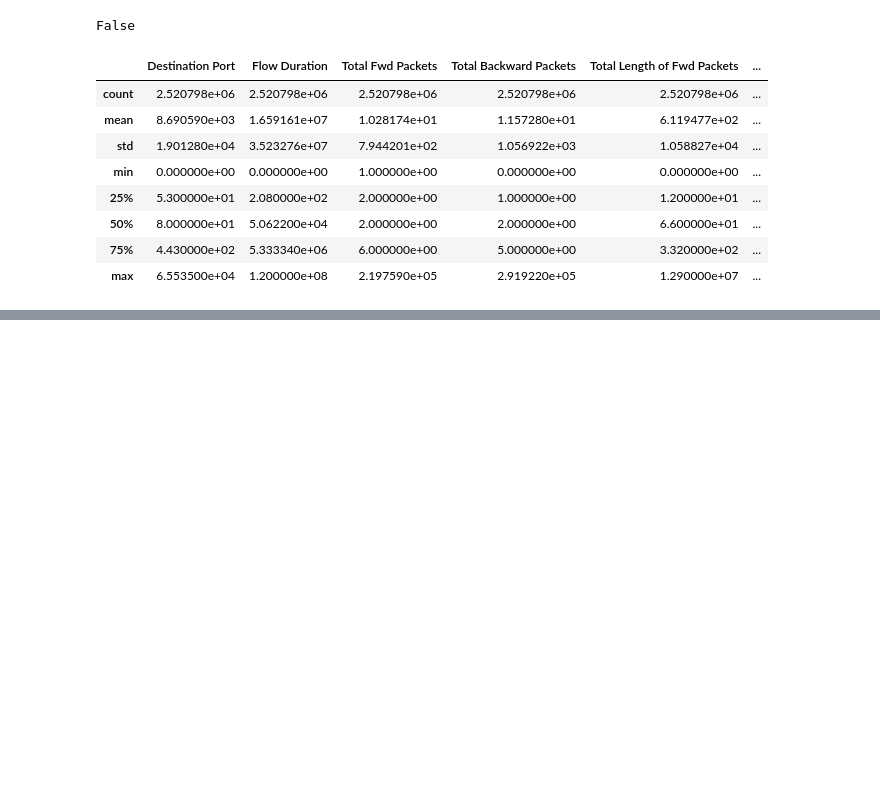
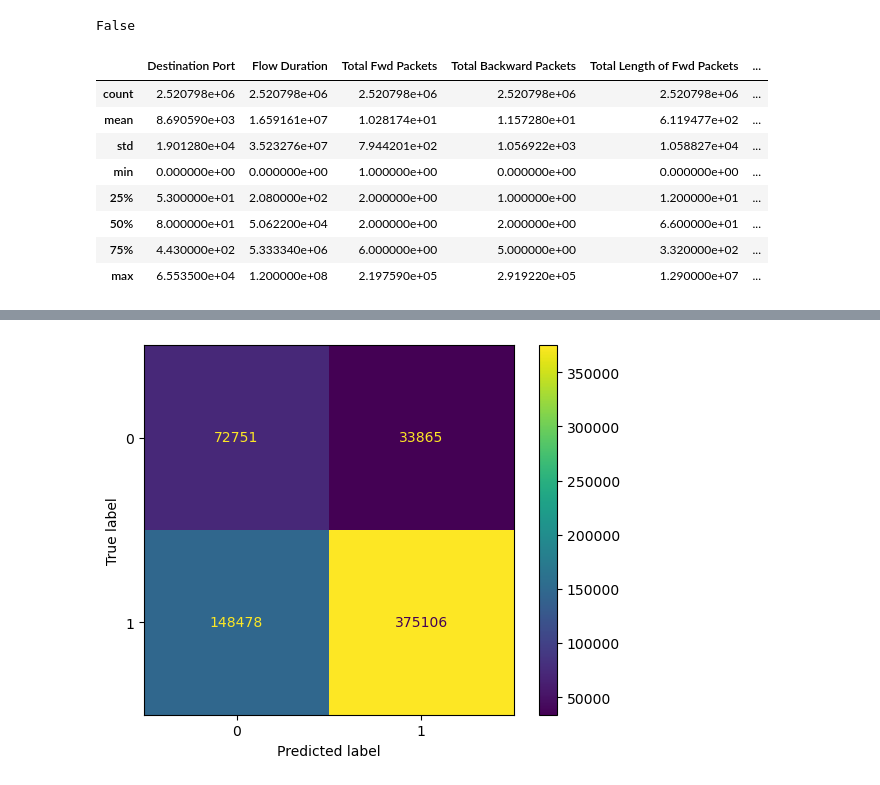
Before and after one commit to Zakaria-Ibenziane/cic-IDS, a Jupyter notebook: Cic_IDS_vf.ipynb, the cells around one changed output, grey strips where cells are left out. Drawn from its saved outputs; the diff is of its cells as text; code cells hidden in the pictures; blank space fills up the shorter version.

```diff
--- a/Cic_IDS_vf.ipynb
+++ b/Cic_IDS_vf.ipynb
@@ -368,0 +487,5 @@ Accuracy:  0.9988892415106315
+# %%
+# Train Gaussian Naive Baye Model
+BNB_Classifier = BernoulliNB()
+BNB_Classifier_eval = fit_and_evaluate(BNB_Classifier, x_traincpy , x_testcpy , y_traincpy , y_testcpy)
+print(' Gaussian Naive Baye Performance on the test set : Cross Validation Score = %0.4f ' % BNB_Classifier_eval)
@@ -384,0 +591,10 @@ Modèle sauvegardé avec succès dans model.pkl
+# %%
+# Gaussian Naive Baye Model
+y_pred = BNB_Classifier.predict(x_testcpy)
+
+cm = confusion_matrix(y_testcpy, y_pred, labels=BNB_Classifier.classes_)
+disp = ConfusionMatrixDisplay(confusion_matrix=cm, display_labels=BNB_Classifier.classes_)
+disp.plot()
+plt.show()
+# %% [output]
+[figure, added]
```
Also changed, not shown: parts of 65 cells of this notebook.
